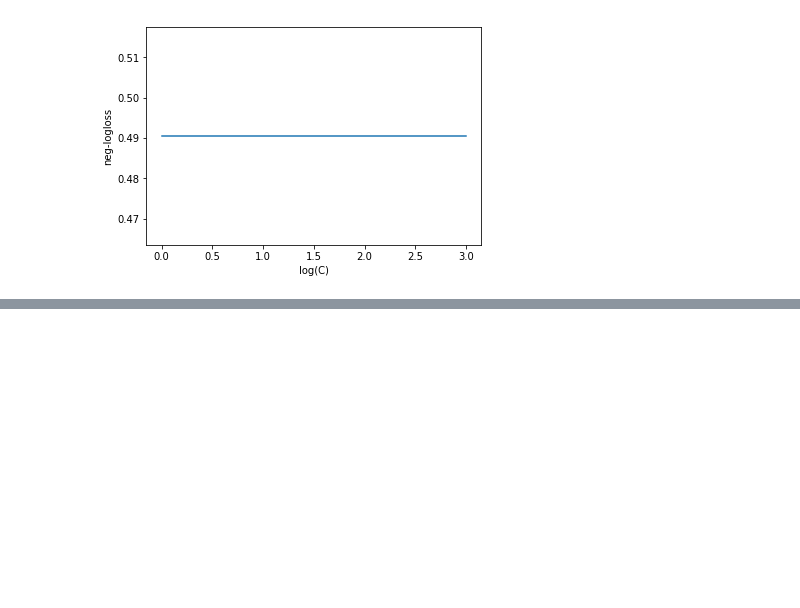
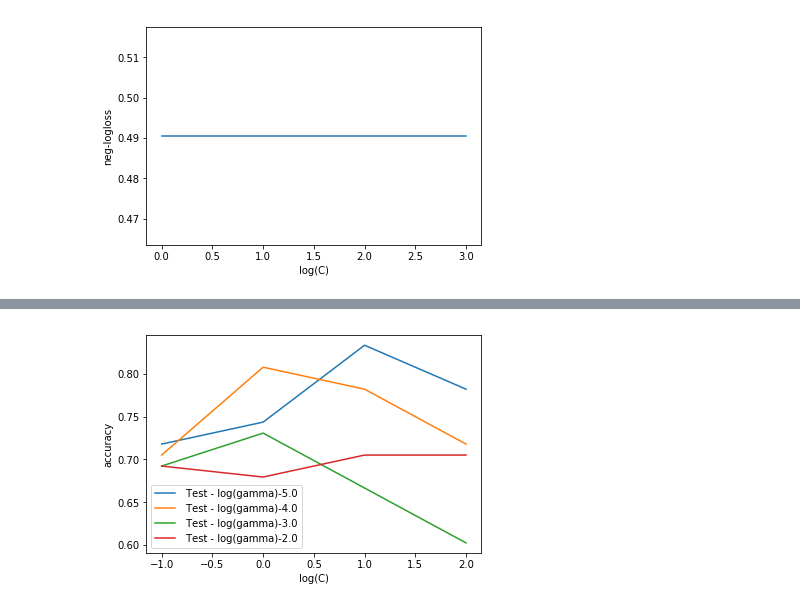
Before and after one commit to jhyehuang/artificial-intelligence, a Jupyter notebook: 第二周/第二周作业/HW2_Logistic_Indians.ipynb, the cells around one changed output, grey strips where cells are left out. Cells and saved outputs as stored; diff of their text form; code cells hidden in the pictures; blank space fills up the shorter version.

```diff
--- a/第二周/第二周作业/HW2_Logistic_Indians.ipynb
+++ b/第二周/第二周作业/HW2_Logistic_Indians.ipynb
@@ -434,0 +529,22 @@ pyplot.show()
+# %%
+def fit_grid_point_RBF(C, gamma, X_train, y_train, X_val, y_val):
+
+    # 在训练集是那个利用SVC训练
+    SVC3 =  SVC( C = C, kernel='rbf', gamma = gamma)
+    SVC3 = SVC3.fit(X_train, y_train)
+
+    # 在校验集上返回accuracy
+    accuracy = SVC3.score(X_val, y_val)
+
+    print("accuracy: {}".format(accuracy))
+    return accuracy
+# %%
+#需要调优的参数
+C_s = np.logspace(-2, 2, 5)# logspace(a,b,N)把10的a次方到10的b次方区间分成N份
+gamma_s = np.logspace(-2, 2, 5)
+
+accuracy_s = []
+for i, oneC in enumerate(C_s):
+    for j, gamma in enumerate(gamma_s):
+        tmp = fit_grid_point_RBF(oneC, gamma, X_train, y_train, X_test, y_test)
+        accuracy_s.append(tmp)
@@ -434,0 +572,10 @@ pyplot.show()
+# %%
+#需要调优的参数
+C_s = np.logspace(-1, 2, 4)# logspace(a,b,N)把10的a次方到10的b次方区间分成N份
+gamma_s = np.logspace(-5, -2, 4)
+
+accuracy_s = []
+for i, oneC in enumerate(C_s):
+    for j, gamma in enumerate(gamma_s):
+        tmp = fit_grid_point_RBF(oneC, gamma, X_train, y_train, X_test, y_test)
+        accuracy_s.append(tmp)
@@ -434,0 +599,14 @@ pyplot.show()
+# %%
+accuracy_s1 =np.array(accuracy_s).reshape(len(C_s),len(gamma_s))
+x_axis = np.log10(C_s)
+for j, gamma in enumerate(gamma_s):
+    pyplot.plot(x_axis, np.array(accuracy_s1[:,j]), label = ' Test - log(gamma)' + str(np.log10(gamma)))
+
+pyplot.legend()
+pyplot.xlabel( 'log(C)' )
+pyplot.ylabel( 'accuracy' )
+pyplot.savefig('RBF_SVM_Otto.png' )
+
+pyplot.show()
+# %% [output]
+[figure, added]
```
Also changed, not shown: parts of 11 cells of this notebook, 2 other files.
